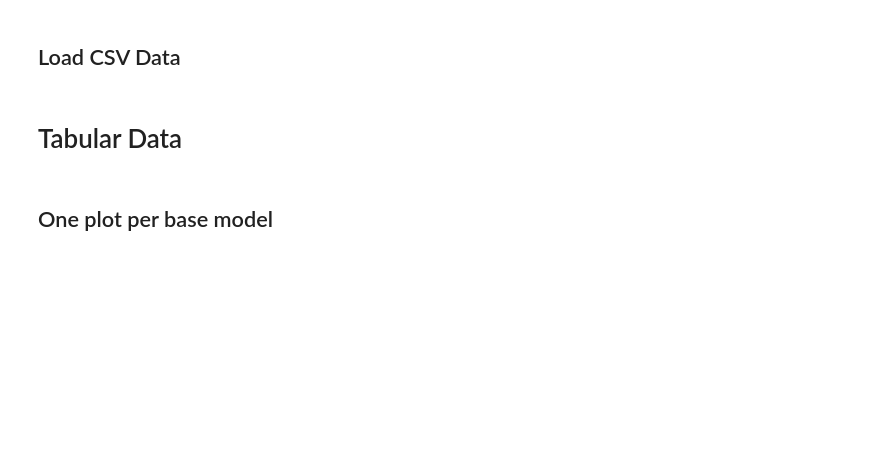
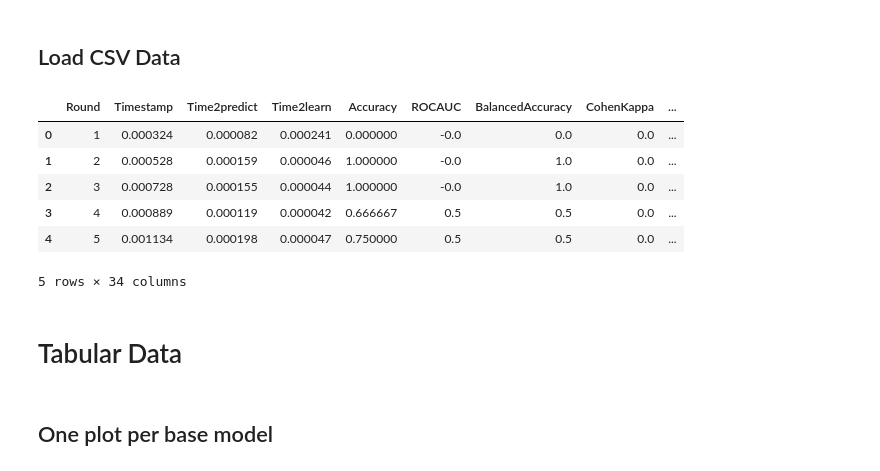
Before and after one commit to ProgrammeurArthur/OnlineEnsembleForBinaryClassifier, a Jupyter notebook: Analytics.ipynb, the cells around one changed output. Cells and saved outputs as stored; diff of their text form; code cells hidden in the pictures; blank space fills up the shorter version.

```diff
--- a/Analytics.ipynb
+++ b/Analytics.ipynb
@@ -12,7 +12,7 @@ path_results = "Bananas"
 ensemble = "ensemble_best_model"
 simulations = [
     # "ARFClassifier_resultados",
-    # "BernoulliNB_resultados",
+    "BernoulliNB_resultados",
     # "ensemble_AdaBoostClassifier_resultados",
     # "ensemble_ADWINBaggingClassifier_resultados",
     # "ensemble_ADWINBoostingClassifier_resultados",
@@ -24,20 +24,20 @@ simulations = [
     # "ensemble_SRPClassifier_resultados",
     # "ensemble_StackingClassifier_resultados",
     # "ensemble_VotingClassifier_resultados",
-    # "forest_AMFClassifier_resultados",
+    "forest_AMFClassifier_resultados",
     # "HardSamplingClassifier_resultados",
     # "linear_model_PAClassifier_resultados",
     # "linear_model_SoftmaxRegression_resultados",
-    # "LogisticRegression_resultados",
+    "LogisticRegression_resultados",
     # "model_GaussianNB_resultados",
-    # "model_KNNClassifier_resultados",
+    "model_KNNClassifier_resultados",
     # "model_linear_ALMAClassifier_resultados",
     # "OneVsOneClassifier_resultados",
     # "OneVsRestClassifier_resultados",
     # "OutputCodeClassifier_resultados",
     # "Perceptron_resultados",
-    # "RandomOverSampler_resultados",
-    # "RandomSampler_resultados",
+    "RandomOverSampler_resultados",
+    "RandomSampler_resultados",
     # "RandomUnderSampler_resultados",
     # "tree_ExtremelyFastDecisionTreeClassifier_resultados",
     # "tree_HoeffdingAdaptiveTreeClassifier_resultados",
@@ -52,6 +52,9 @@ all_logs = []
 def load_data():
     for s in simulations:
         df = pd.read_csv('{}/{}/{}.csv'.format(path_results,ensemble, s), sep=',')
+        if s=='ensemble_best_model_resultados':
+            df = df.rename(columns={'Algorithm':'Algorithm_Best'})
+            df['Algorithm'] = 'ensemble_best_model'
         #df = pd.read_csv('{}.csv'.format( s), sep=',')
         all_logs.append(df)
 # %% [markdown]
@@ -59,6 +62,15 @@ def load_data():
 # %%
 load_data()
 all_logs = pd.concat(all_logs)
+all_logs.head()
+# %% [output]
+|  | Round | Timestamp | Time2predict | Time2learn | Accuracy | ROCAUC | BalancedAccuracy | CohenKappa | ... |
+| 0 | 1 | 0.000324 | 0.000082 | 0.000241 | 0.000000 | -0.0 | 0.0 | 0.0 | ... |
+| 1 | 2 | 0.000528 | 0.000159 | 0.000046 | 1.000000 | -0.0 | 1.0 | 0.0 | ... |
+| 2 | 3 | 0.000728 | 0.000155 | 0.000044 | 1.000000 | -0.0 | 1.0 | 0.0 | ... |
+| 3 | 4 | 0.000889 | 0.000119 | 0.000042 | 0.666667 | 0.5 | 0.5 | 0.0 | ... |
+| 4 | 5 | 0.001134 | 0.000198 | 0.000047 | 0.750000 | 0.5 | 0.5 | 0.0 | ... |
+5 rows × 34 columns
 # %% [markdown]
 # Tabular Data
 # %% [markdown]
```
Also changed, not shown: parts of 4 cells of this notebook.
